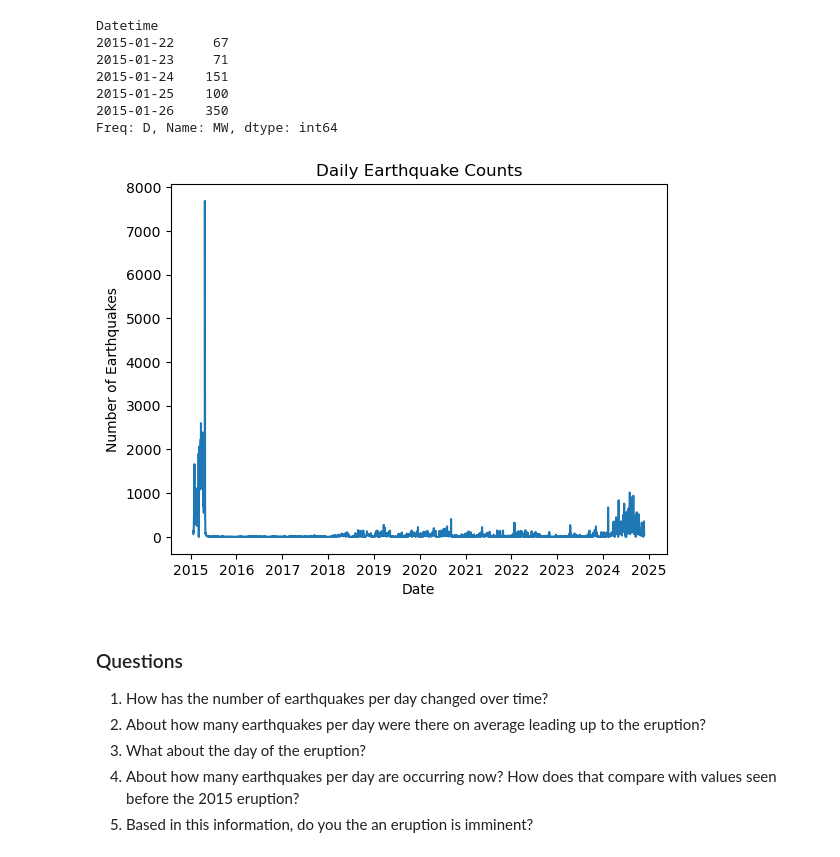
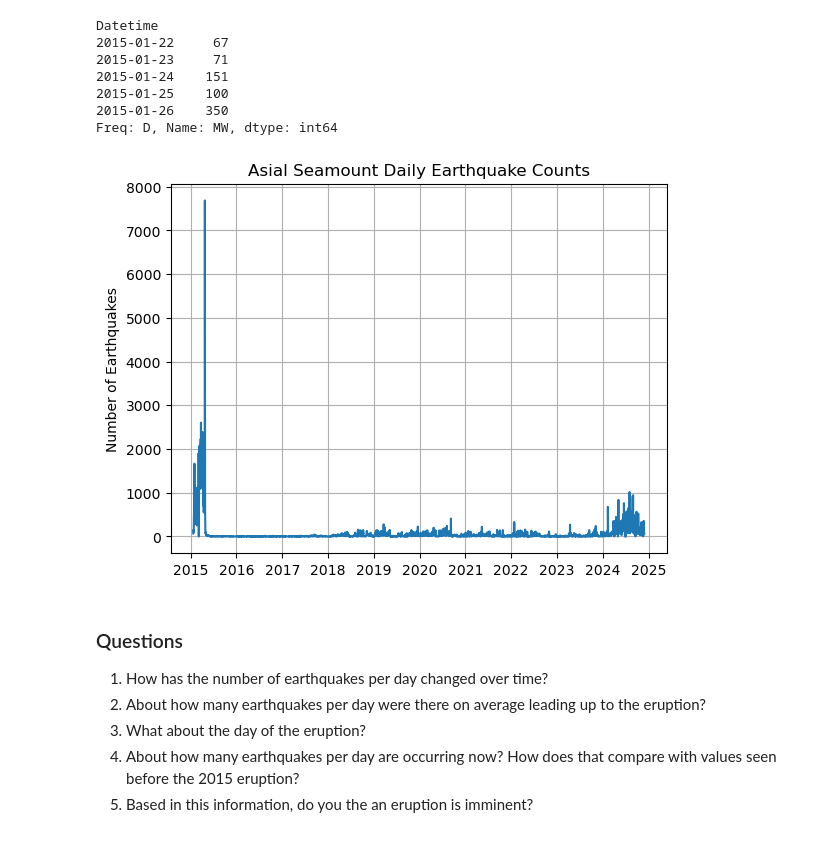
Before and after one commit to ooi-data-lab/mab-workshop-2024, a Jupyter notebook: Axial Seamount.ipynb, the cells around one changed output. Cells and saved outputs as stored; diff of their text form; code cells hidden in the pictures.

```diff
--- a/Axial Seamount.ipynb
+++ b/Axial Seamount.ipynb
@@ -191,12 +199,11 @@ Freq: D, Name: MW, dtype: int64
 # %%
 # Plot the daily earthquake counts
 plt.plot(daily_earthquake_counts.index, daily_earthquake_counts.values)
-plt.xlabel('Date')
+plt.title('Asial Seamount Daily Earthquake Counts')
 plt.ylabel('Number of Earthquakes')
-plt.title('Daily Earthquake Counts')
-plt.show()
+plt.grid(True);
 # %% [output]
-[figure, old version]
+[figure, new version]
 # %% [markdown]
 ### Questions
 1. How has the number of earthquakes per day changed over time?
```
Also changed, not shown: parts of 12 cells of this notebook.
